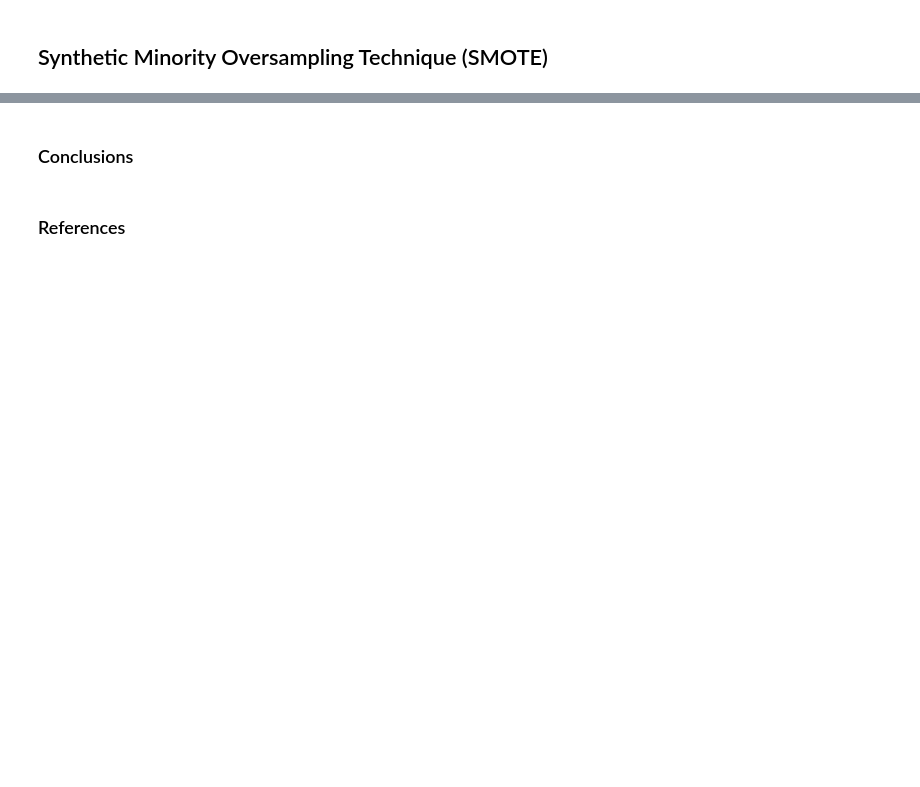
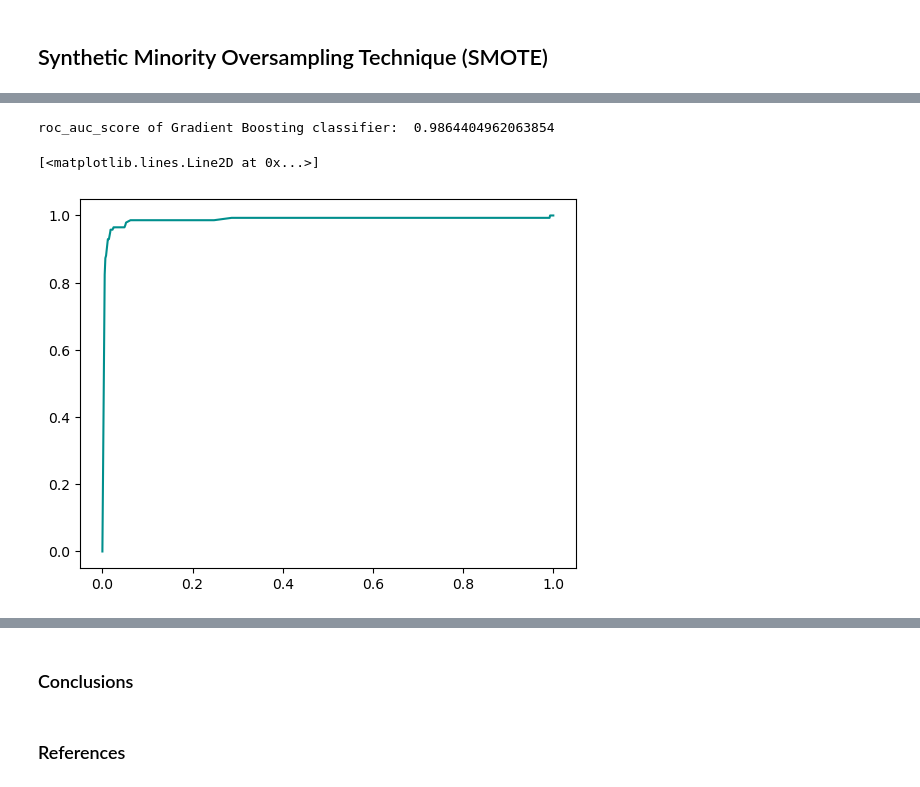
Before and after one commit to msantanarod/Fraud-Prevention-Analytics, a Jupyter notebook: Credit Card Fraud Detection.ipynb, the cells around one changed output, grey strips where cells are left out. Drawn from its saved outputs; the diff is of its cells as text; code cells hidden in the pictures; blank space fills up the shorter version.

```diff
--- a/Credit Card Fraud Detection.ipynb
+++ b/Credit Card Fraud Detection.ipynb
@@ -697,2 +638,0 @@ y_sm=df_sm.Class
-# %%
-X_train, X_test, y_train, y_test=train_test_split(X_sm,y_sm,test_size=0.30, random_state=1000)
@@ -882,11 +638,0 @@ pipeline = Pipeline([('SMOTE', resampling), ('Light Gradient Boosting', model)])
-# %%
-X_train, X_test, y_train, y_test = train_test_split(X,y,test_size= 0.3, random_state=1000)
-
-# Fit your pipeline onto your training set and obtain predictions by fitting the model onto the test data
-pipeline.fit(X_train, y_train)
-predicted = pipeline.predict(X_test)
-
-# Obtain the results from the classification report and confusion matrix
-print('Classifcation report:\n', classification_report(y_test, predicted))
-conf_mat = confusion_matrix(y_true=y_test, y_pred=predicted)
-print('Confusion matrix:\n', conf_mat)
@@ -907,0 +641,9 @@ Confusion matrix:
+# %%
+
+lgbc_sm = LGBMClassifier(learning_rate= 0.5,max_depth= 8,
+                     min_samples_leaf= 10,n_estimators= 1,
+                      subsample= 0.1)
+result_lgbc_sm=lgbc_sm.fit(X_sm, y_sm)
+
+y_pred_lgbc_sm=result_lgbc_sm.predict(X_test)
+y_pred_probs_lgbc_sm = result_lgbc_sm.predict_proba(X_test)[:,1]
@@ -907,0 +677,13 @@ Confusion matrix:
+# %%
+print("roc_auc_score of Gradient Boosting classifier: ",roc_auc_score(y_test,y_pred_probs_lgbc_sm ))
+# %% [output]
+roc_auc_score of Gradient Boosting classifier:  0.9864404962063854
+# %%
+
+#gradient boosting
+fpr, tpr, _ = metrics.roc_curve(y_test, y_pred_probs_lgbc_sm )
+auc = round(roc_auc_score(y_test, y_pred_probs_lgbc_sm), 4)
+plt.plot(fpr,tpr,label="Gradient Boosting, AUC="+str(auc))
+# %% [output]
+[<matplotlib.lines.Line2D at 0x...>]
+[figure, added]
```
Also changed, not shown: parts of 138 cells of this notebook.
